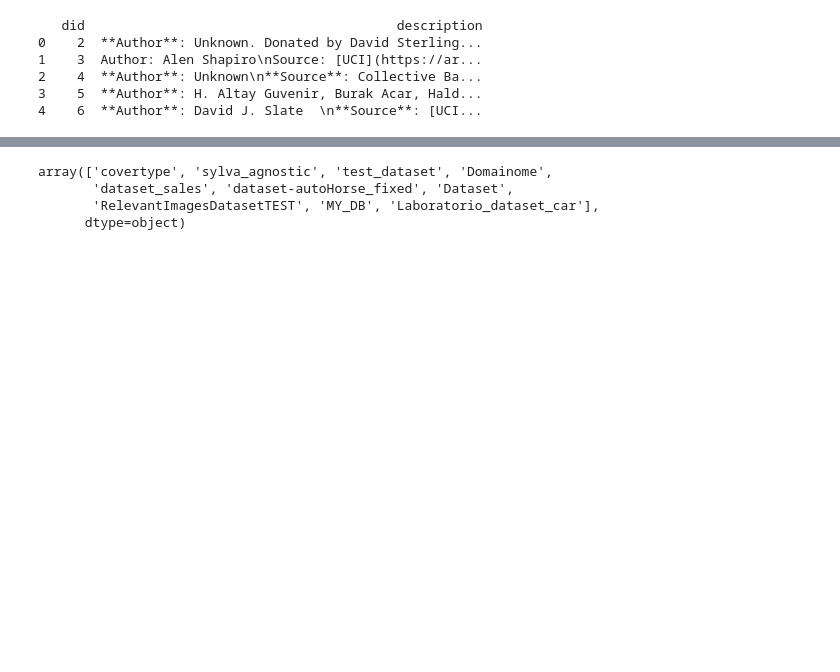
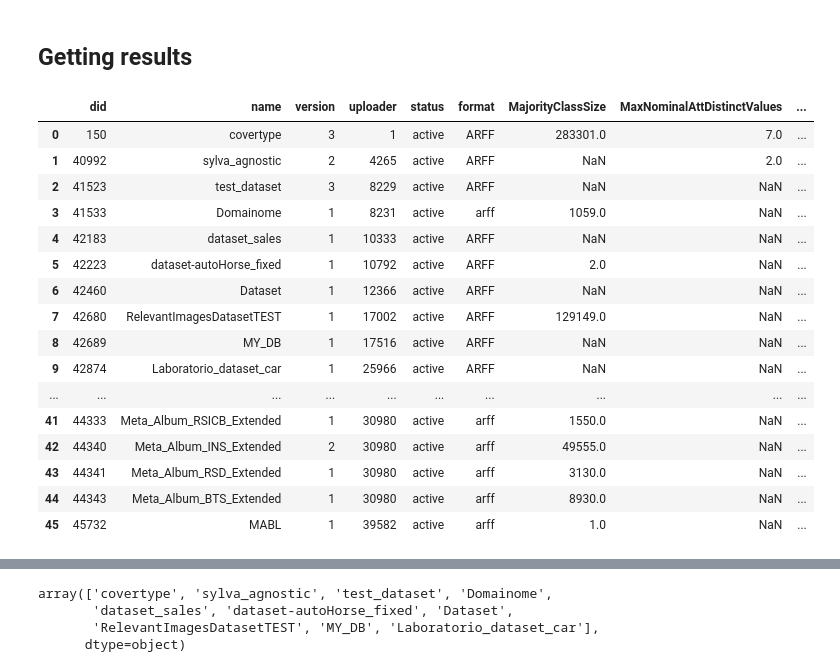
Before and after one commit to openml/scripts, a Jupyter notebook: rag_pipeline/testing_main.ipynb, the cells around one changed output, grey strips where cells are left out. Drawn from its saved outputs; the diff is of its cells as text; code cells hidden in the pictures; blank space fills up the shorter version.

Commit message:
merge all metadata for datasets

```diff
--- a/rag_pipeline/testing_main.ipynb
+++ b/rag_pipeline/testing_main.ipynb
@@ -13,11 +23,5 @@ config = {
+# %%
+openml_data_object, data_id, all_dataset_metadata = get_all_dataset_metadata_from_openml(recreate_cache=config["recreate_data_cache"], n_jobs=config["data_download_n_jobs"])
 # %%
-metadata_df, all_dataset_metadata = create_metadata_dataframe(*get_all_dataset_metadata_from_openml())
+metadata_df, all_dataset_metadata = create_metadata_dataframe(openml_data_object, data_id, all_dataset_metadata)
 metadata_df = clean_metadata_dataframe(metadata_df)
-print(metadata_df.head())
-# %% [output]
-   did                                        description
-0    2  **Author**: Unknown. Donated by David Sterling...
-1    3  Author: Alen Shapiro\nSource: [UCI](https://ar...
-2    4  **Author**: Unknown\n**Source**: Collective Ba...
-3    5  **Author**: H. Altay Guvenir, Burak Acar, Hald...
-4    6  **Author**: David J. Slate  \n**Source**: [UCI...
@@ -24,19 +86,41 @@ print(metadata_df.head())
 # %%
-vectordb = load_document_and_create_vector_store(metadata_df, model_name=config['embedding_model'], recreate_chroma=config['recreate_chroma'], persist_directory=config['persist_dir'])
+vectordb = load_document_and_create_vector_store(metadata_df, model_name=config['embedding_model'], recreate_chroma=config['recreate_chroma'], persist_directory=config['persist_dir'], device=config['device'])
 # %%
 retriever, llm = create_retriever_and_llm(vectordb,num_return_documents=config["num_return_documents"], model_repo_id=config["llm_model"])
 qa = create_llm_chain_and_query(vectordb=vectordb,retriever=retriever,llm=llm, prompt_template = config["rqa_prompt_template"])
+# %% [markdown]
+## Getting results
 # %%
 # %time
-# query = "Which datasets would be useful for stock market support?"
+query = "Which datasets would be useful for stock market support?"
 # query = "Which datasets would be useful for heart disease"
 # query = "Which datasets would be useful for flowers"
 # query = "Which datasets would be useful for image classification"
 # query = "My supervisor wants me to work on cloud cover, which datasets can I use"
 # query = "Are there any datasets from the netherlands?"
-query = "Are there any datasets about farm animals?"
+# query = "Are there any datasets about farm animals?"
 # query = "Find chinese authors"
 results = create_result_dataframe(query, qa, all_dataset_metadata)
+# %%
+results
+# %% [output]
+|  | did | name | version | uploader | status | format | MajorityClassSize | MaxNominalAttDistinctValues | ... |
+| 0 | 150 | covertype | 3 | 1 | active | ARFF | 283301.0 | 7.0 | ... |
+| 1 | 40992 | sylva_agnostic | 2 | 4265 | active | ARFF | NaN | 2.0 | ... |
+| 2 | 41523 | test_dataset | 3 | 8229 | active | ARFF | NaN | NaN | ... |
+| 3 | 41533 | Domainome | 1 | 8231 | active | arff | 1059.0 | NaN | ... |
+| 4 | 42183 | dataset_sales | 1 | 10333 | active | ARFF | NaN | NaN | ... |
+| 5 | 42223 | dataset-autoHorse_fixed | 1 | 10792 | active | ARFF | 2.0 | NaN | ... |
+| 6 | 42460 | Dataset | 1 | 12366 | active | ARFF | NaN | NaN | ... |
+| 7 | 42680 | RelevantImagesDatasetTEST | 1 | 17002 | active | ARFF | 129149.0 | NaN | ... |
+| 8 | 42689 | MY_DB | 1 | 17516 | active | ARFF | NaN | NaN | ... |
+| 9 | 42874 | Laboratorio_dataset_car | 1 | 25966 | active | ARFF | NaN | NaN | ... |
+| ... | ... | ... | ... | ... | ... | ... | ... | ... | ... |
+| 41 | 44333 | Meta_Album_RSICB_Extended | 1 | 30980 | active | arff | 1550.0 | NaN | ... |
+| 42 | 44340 | Meta_Album_INS_Extended | 2 | 30980 | active | arff | 49555.0 | NaN | ... |
+| 43 | 44341 | Meta_Album_RSD_Extended | 1 | 30980 | active | arff | 3130.0 | NaN | ... |
+| 44 | 44343 | Meta_Album_BTS_Extended | 1 | 30980 | active | arff | 8930.0 | NaN | ... |
+| 45 | 45732 | MABL | 1 | 39582 | active | arff | 1.0 | NaN | ... |
 # %%
 results['description'].values[:10]
 # %% [output]
```
Also changed, not shown: parts of 5 cells of this notebook, 5 other files.
